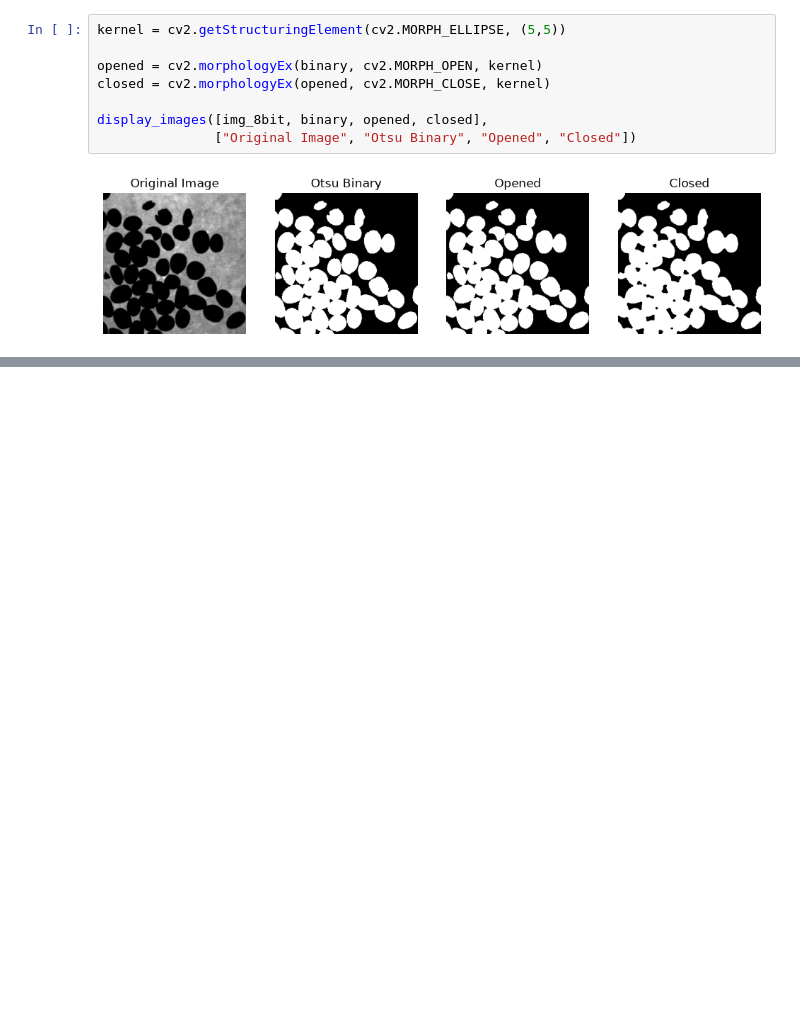
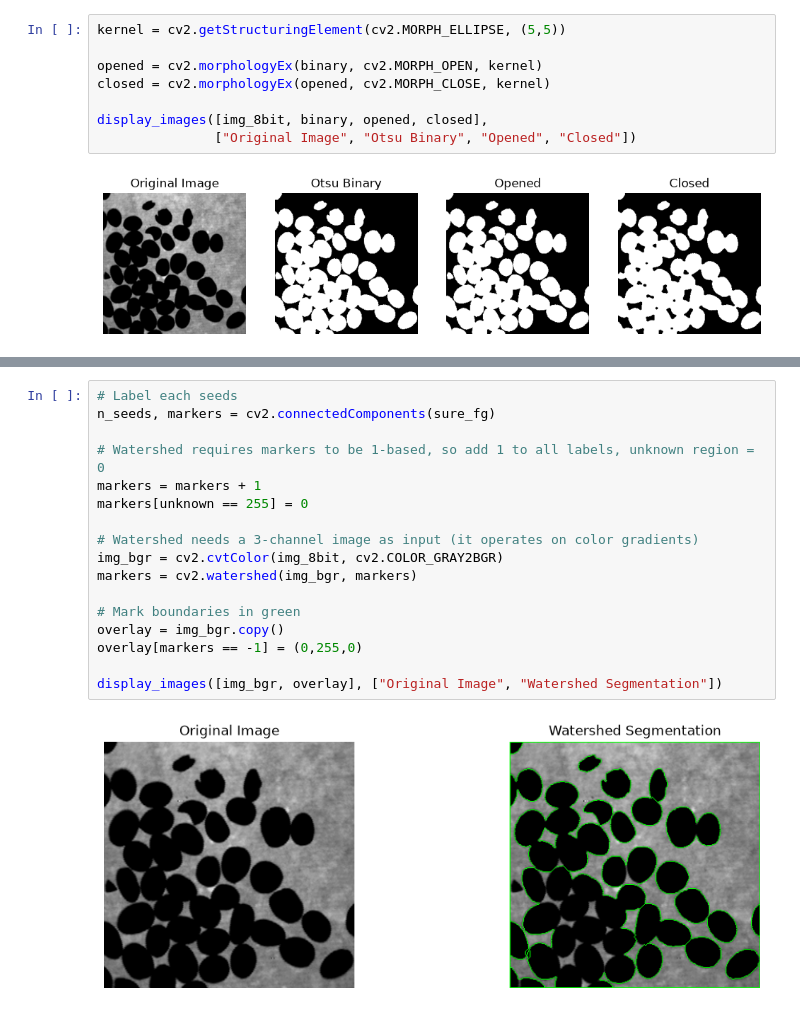
Before and after one commit to bdsh-14/unr-ee681-image-analysis, a Jupyter notebook: HW3/assignment3.ipynb, the cells around one changed output, grey strips where cells are left out. Cells and saved outputs as stored; diff of their text form; blank space fills up the shorter version.

Commit message:
watershed

```diff
--- a/HW3/assignment3.ipynb
+++ b/HW3/assignment3.ipynb
@@ -113,0 +136,19 @@ display_images([closed, dist_transform], ["Closed", "Distance Transform"])
+# %%
+# Label each seeds
+n_seeds, markers = cv2.connectedComponents(sure_fg)
+
+# Watershed requires markers to be 1-based, so add 1 to all labels, unknown region = 0
+markers = markers + 1
+markers[unknown == 255] = 0
+
+# Watershed needs a 3-channel image as input (it operates on color gradients)
+img_bgr = cv2.cvtColor(img_8bit, cv2.COLOR_GRAY2BGR)
+markers = cv2.watershed(img_bgr, markers)
+
+# Mark boundaries in green
+overlay = img_bgr.copy()
+overlay[markers == -1] = (0,255,0)
+
+display_images([img_bgr, overlay], ["Original Image", "Watershed Segmentation"])
+# %% [output]
+[figure, added]
```
Also changed, not shown: parts of 3 cells of this notebook.
